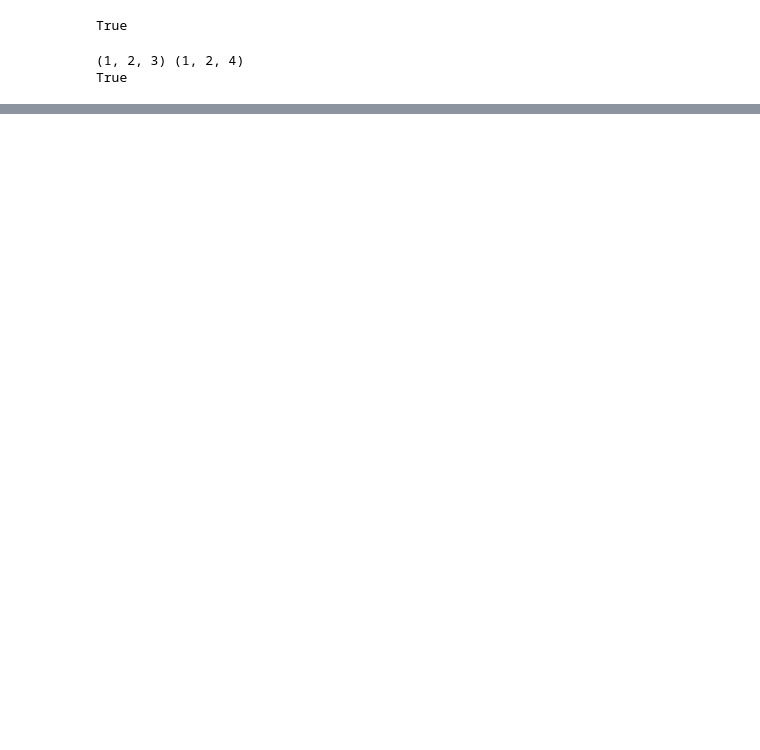
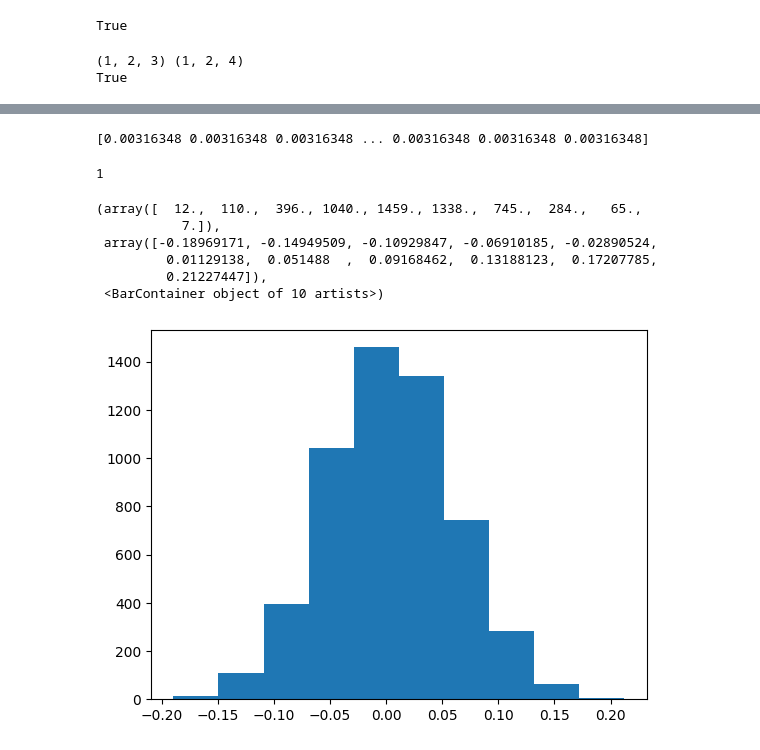
Before and after one commit to syq2012/hdx-sampling, a Jupyter notebook: HDX sampling.ipynb, the cells around one changed output, grey strips where cells are left out. Cells and saved outputs as stored; diff of their text form; code cells hidden in the pictures; blank space fills up the shorter version.

```diff
--- a/HDX sampling.ipynb
+++ b/HDX sampling.ipynb
@@ -136,0 +162,4 @@ cov = cov_mat(N, 3, variance)
+# %%
+variance = get_mean_var(vals, math.comb(N, 3))
+# %%
+cov = cov_mat(N, 3, variance)
@@ -136,0 +168,8 @@ cov = cov_mat(N, 3, variance)
+# %%
+means = vals[-1] * np.ones(math.comb(N, 3))
+# %%
+print(means)
+# %% [output]
+[0.00316348 0.00316348 0.00316348 ... 0.00316348 0.00316348 0.00316348]
+# %%
+sample_triangle = sample_gaussain(means, cov)
@@ -136,0 +180,14 @@ cov = cov_mat(N, 3, variance)
+# %%
+coord_idx[(1, 2, 4)]
+# %% [output]
+1
+# %%
+plt.hist(sample_triangle)
+# %% [output]
+(array([  12.,  110.,  396., 1040., 1459., 1338.,  745.,  284.,   65.,
+           7.]),
+ array([-0.18969171, -0.14949509, -0.10929847, -0.06910185, -0.02890524,
+         0.01129138,  0.051488  ,  0.09168462,  0.13188123,  0.17207785,
+         0.21227447]),
+ <BarContainer object of 10 artists>)
+[figure, added]
```
Also changed, not shown: parts of 15 cells of this notebook.
